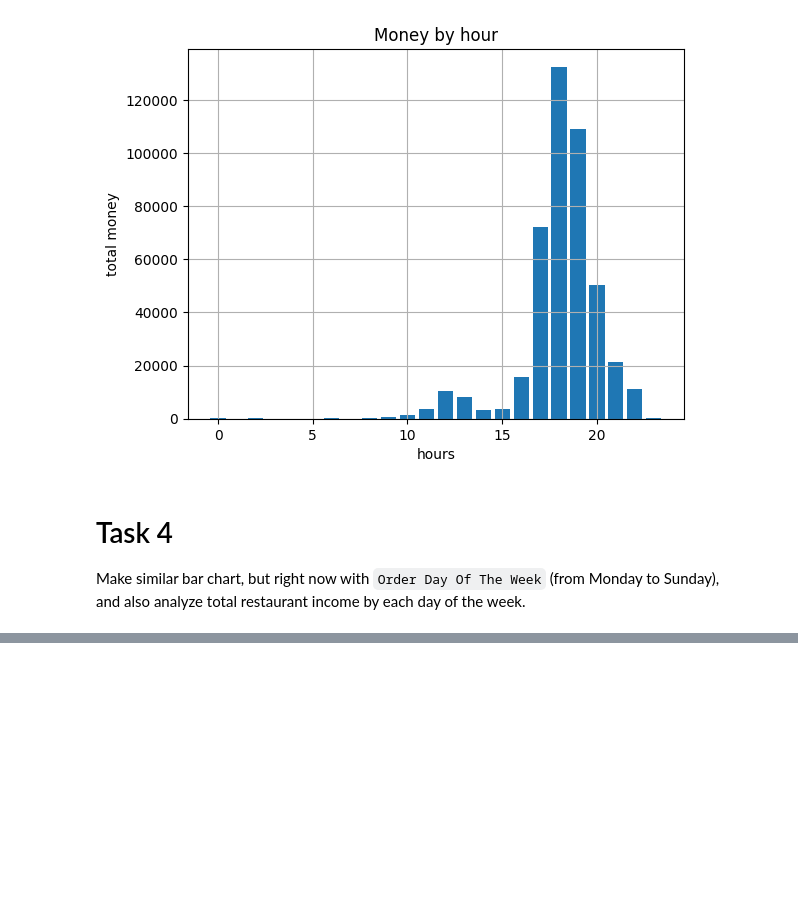
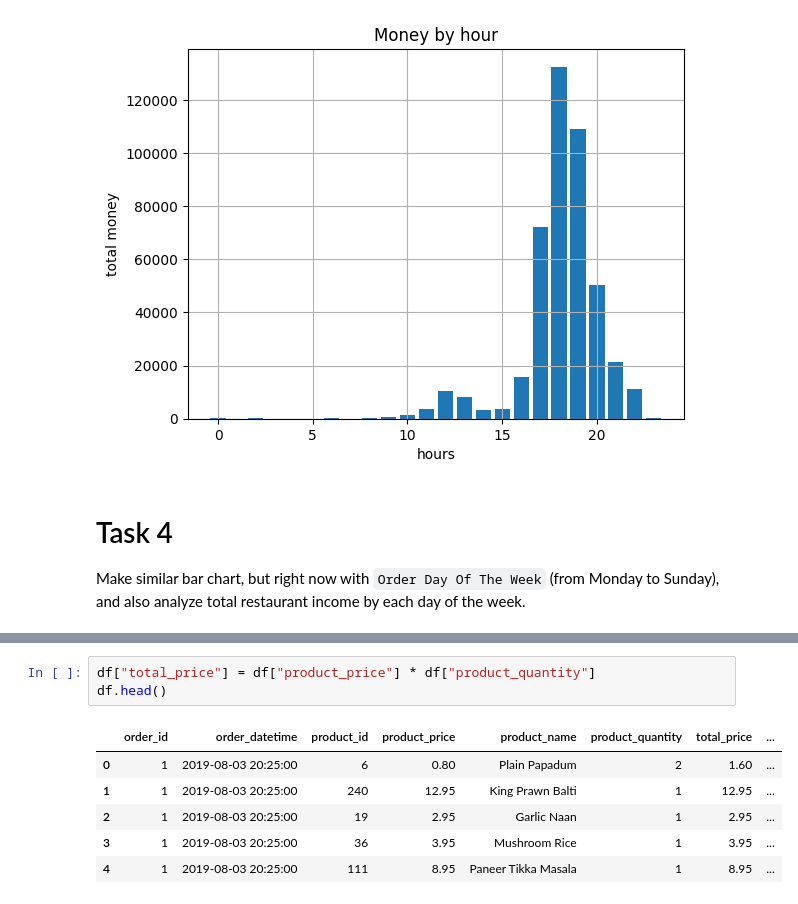
Before and after one commit to mate-academy/py-restaurant-data-analysis, a Jupyter notebook: app/main.ipynb, the cells around one changed output, grey strips where cells are left out. Cells and saved outputs as stored; diff of their text form; blank space fills up the shorter version.

```diff
--- a/app/main.ipynb
+++ b/app/main.ipynb
@@ -282,0 +242,10 @@ ax.grid()
+# %%
+df["total_price"] = df["product_price"] * df["product_quantity"]
+df.head()
+# %% [output]
+|  | order_id | order_datetime | product_id | product_price | product_name | product_quantity | total_price | ... |
+| 0 | 1 | 2019-08-03 20:25:00 | 6 | 0.80 | Plain Papadum | 2 | 1.60 | ... |
+| 1 | 1 | 2019-08-03 20:25:00 | 240 | 12.95 | King Prawn Balti | 1 | 12.95 | ... |
+| 2 | 1 | 2019-08-03 20:25:00 | 19 | 2.95 | Garlic Naan | 1 | 2.95 | ... |
+| 3 | 1 | 2019-08-03 20:25:00 | 36 | 3.95 | Mushroom Rice | 1 | 3.95 | ... |
+| 4 | 1 | 2019-08-03 20:25:00 | 111 | 8.95 | Paneer Tikka Masala | 1 | 8.95 | ... |
```
Also changed, not shown: parts of 9 cells of this notebook.
